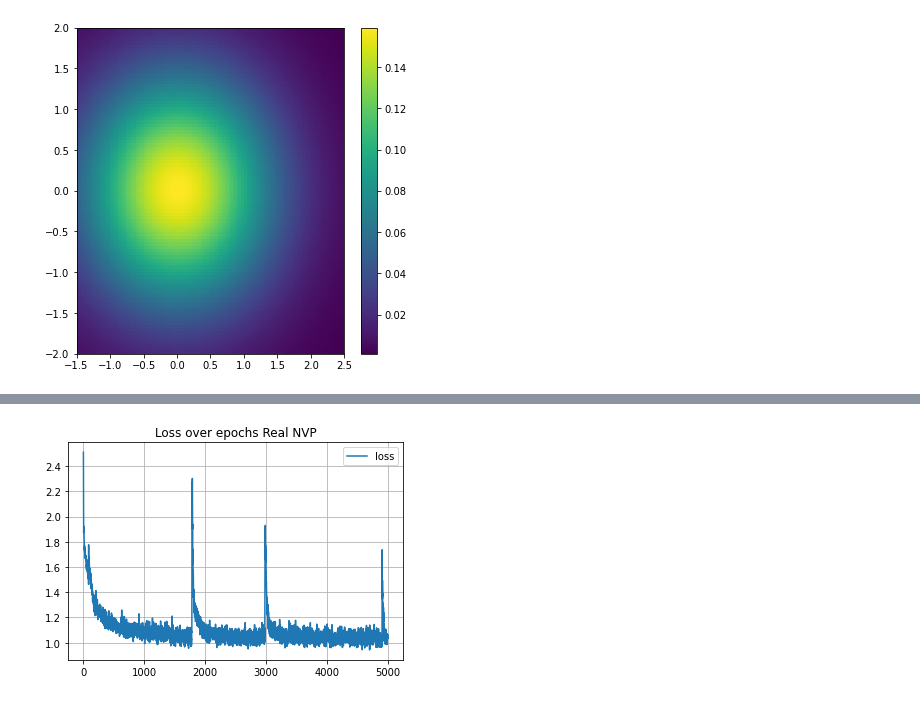
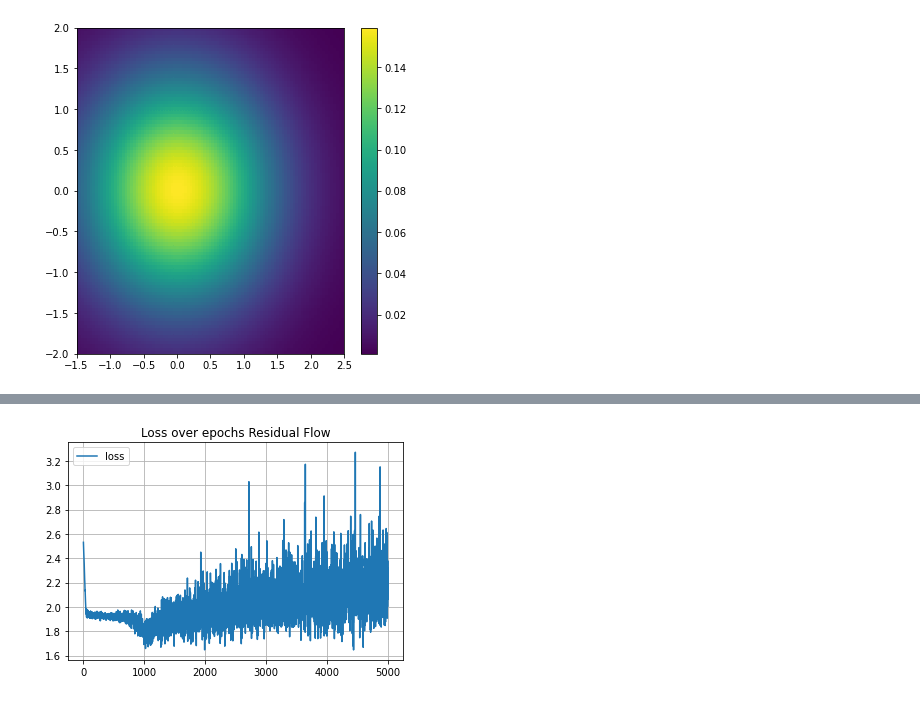
Before and after one commit to dinogrgic1/fer-deep-learning-2-labs, a Jupyter notebook: lab5/lab5.ipynb, the cells around one changed output, grey strips where cells are left out. Cells and saved outputs as stored; diff of their text form; code cells hidden in the pictures.

```diff
--- a/lab5/lab5.ipynb
+++ b/lab5/lab5.ipynb
@@ -287,12 +280,12 @@ plt.show()
-# %%
-loss_array = np.array(loss_array_nvp)
-
-loss_noise = 30
-
-plt.plot(loss_array[loss_array < loss_noise], label='loss')
-plt.legend()
-plt.grid()
-plt.title('Loss over epochs Real NVP')
-plt.show()
-# %% [output]
-[figure, removed]
+# %%
+loss_array = np.array(loss_array_res)
+
+loss_noise = 30
+
+plt.plot(loss_array[loss_array < loss_noise], label='loss')
+plt.legend()
+plt.grid()
+plt.title('Loss over epochs Residual Flow')
+plt.show()
+# %% [output]
+[figure, added]
```
Also changed, not shown: parts of 11 cells of this notebook, 5 other files.
